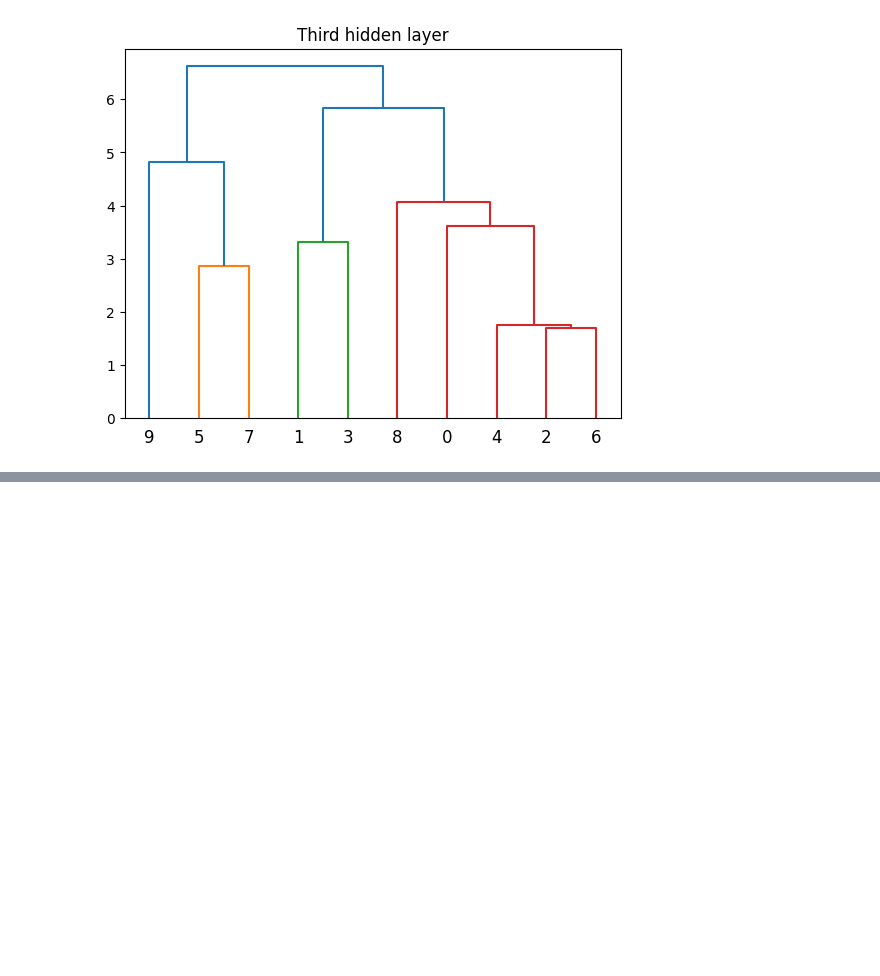
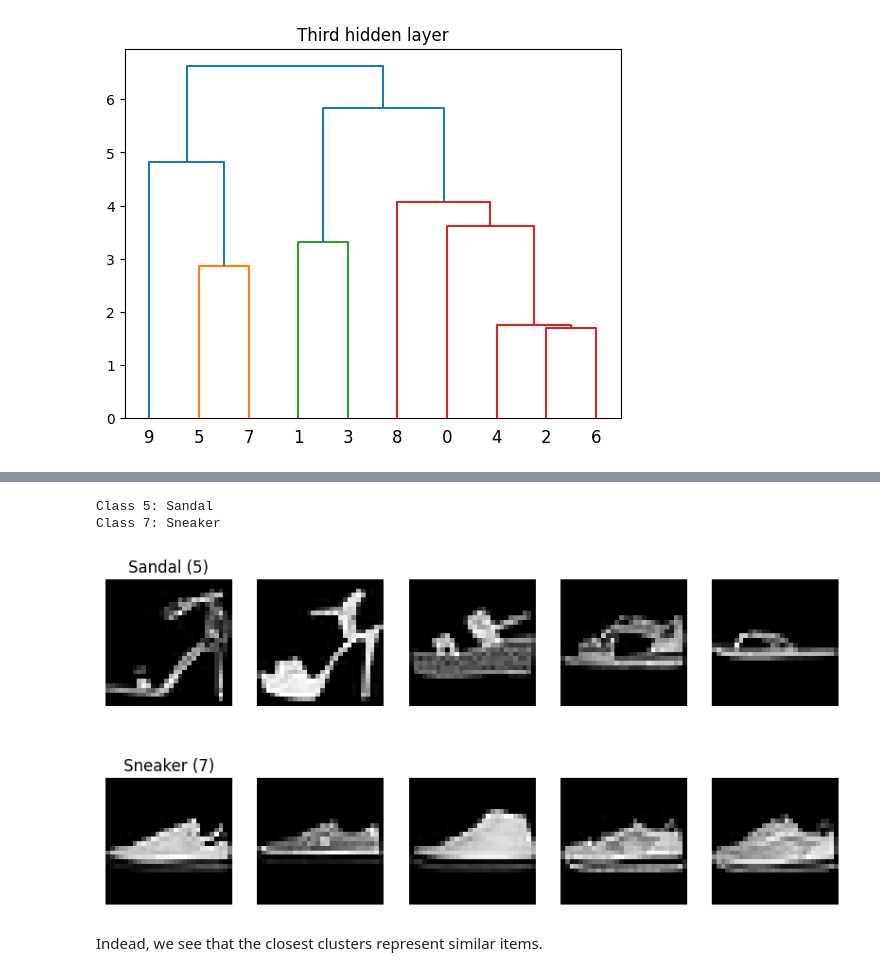
Before and after one commit to an-eve/restricted-bolzmann-machine, a Jupyter notebook: dbn_project.ipynb, the cells around one changed output, grey strips where cells are left out. Drawn from its saved outputs; the diff is of its cells as text; code cells hidden in the pictures; blank space fills up the shorter version.

```diff
--- a/dbn_project.ipynb
+++ b/dbn_project.ipynb
@@ -271,20 +271,18 @@ plot_dendrogram(mean_hidd_repr_matrix_3, 'Third hidden layer')
 # %%
 # Function to show closest clusters
 def plot_cluster_examples(cluster_classes, num_examples=5):
-    """Plots example images from the two closest clusters."""
     fig, axes = plt.subplots(2, num_examples, figsize=(10, 5))
 
     for row, class_label in enumerate(cluster_classes):
         mask = get_mask(class_label)  # Get all images of the class
         class_images = train_images[mask][:num_examples].cpu().numpy()  # Take some examples
 
+        print(f"Class {class_label}: {class_labels[class_label]}")  # Print class name
+
         for col in range(num_examples):
             axes[row, col].imshow(class_images[col], cmap="gray")
             axes[row, col].axis("off")
             if col == 0:
-                axes[row, col].set_title(f"Class {class_label}")
+                axes[row, col].set_title(f"{class_labels[class_label]} ({class_label})")
 
     plt.show()
-
-# Plot examples from these two closest clusters
-plot_cluster_examples([2, 6], num_examples=5)
@@ -292,0 +295,8 @@ plot_cluster_examples([2, 6], num_examples=5)
+# %%
+plot_cluster_examples([5, 7], num_examples=5)
+# %% [output]
+Class 5: Sandal
+Class 7: Sneaker
+[figure, added]
+# %% [markdown]
+Indead, we see that the closest clusters represent similar items.
```
Also changed, not shown: parts of 38 cells of this notebook.
